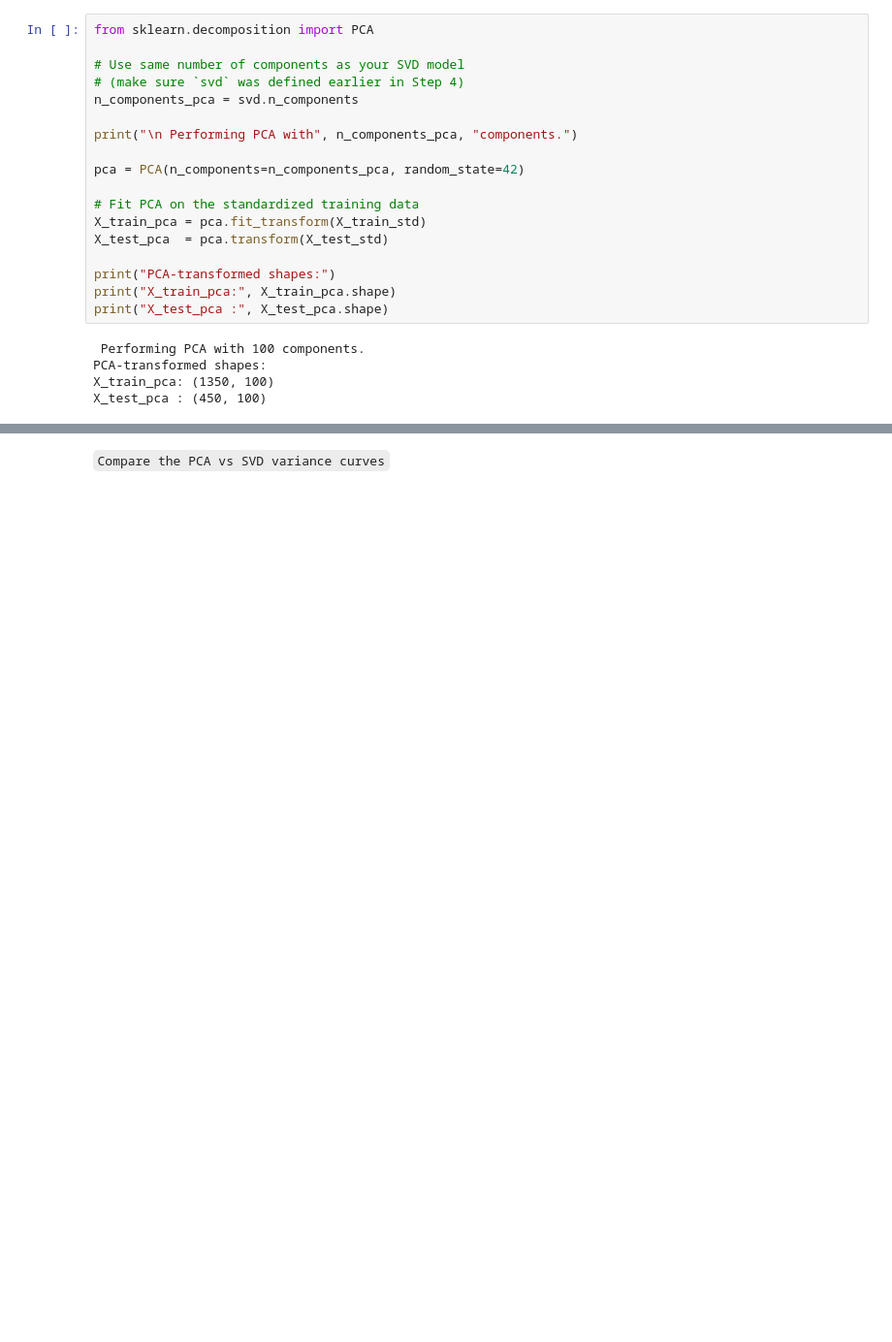
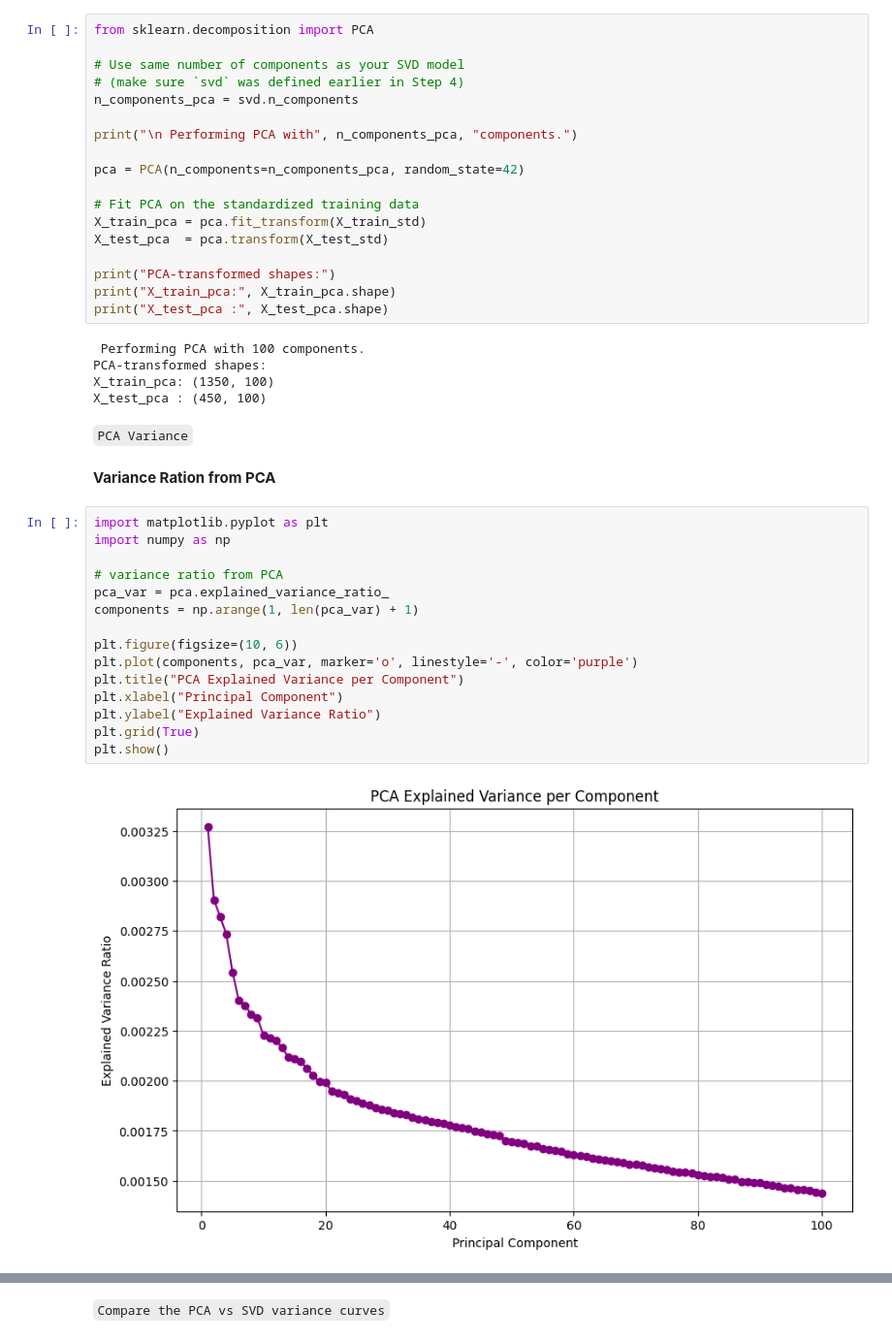
Before and after one commit to Albrightmaduka9053136/text-classification-dimensionality-reduction-group2, a Jupyter notebook: text_classification_dimensionality_reduction_group2.ipynb, the cells around one changed output, grey strips where cells are left out. Shown at 97% size. Cells and saved outputs as stored; diff of their text form; blank space fills up the shorter version.

Commit message:
added the explained varinace and cumulative explained variance in the PCA section

```diff
--- a/text_classification_dimensionality_reduction_group2.ipynb
+++ b/text_classification_dimensionality_reduction_group2.ipynb
@@ -678,3 +678,24 @@ print("X_test_pca :", X_test_pca.shape)
 PCA-transformed shapes:
 X_train_pca: (1350, 100)
 X_test_pca : (450, 100)
+# %% [markdown]
+`PCA Variance`
+# %% [markdown]
+**Variance Ration from PCA**
+# %%
+import matplotlib.pyplot as plt
+import numpy as np
+
+# variance ratio from PCA
+pca_var = pca.explained_variance_ratio_
+components = np.arange(1, len(pca_var) + 1)
+
+plt.figure(figsize=(10, 6))
+plt.plot(components, pca_var, marker='o', linestyle='-', color='purple')
+plt.title("PCA Explained Variance per Component")
+plt.xlabel("Principal Component")
+plt.ylabel("Explained Variance Ratio")
+plt.grid(True)
+plt.show()
+# %% [output]
+[figure, added]
```
Also changed, not shown: parts of 4 cells of this notebook.
